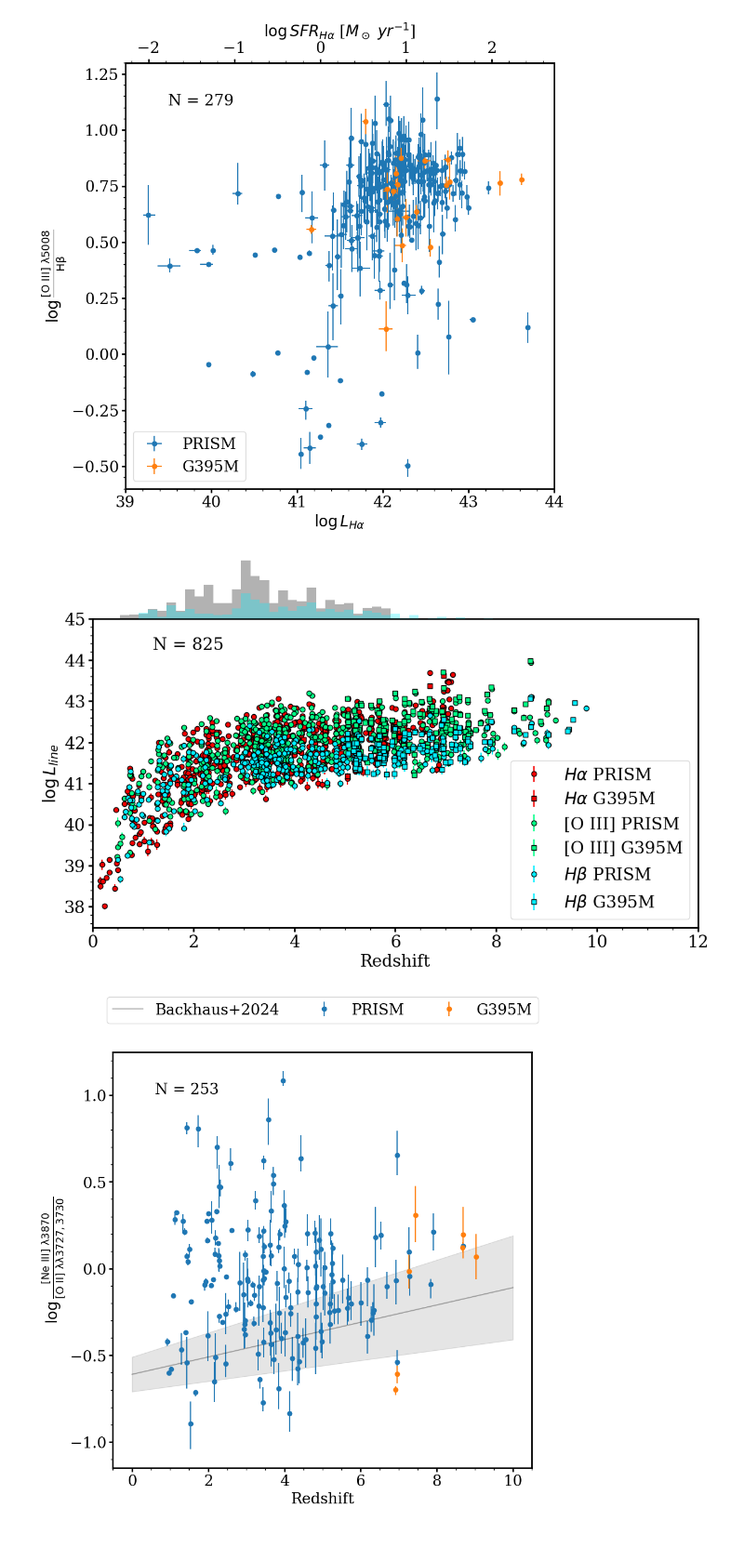
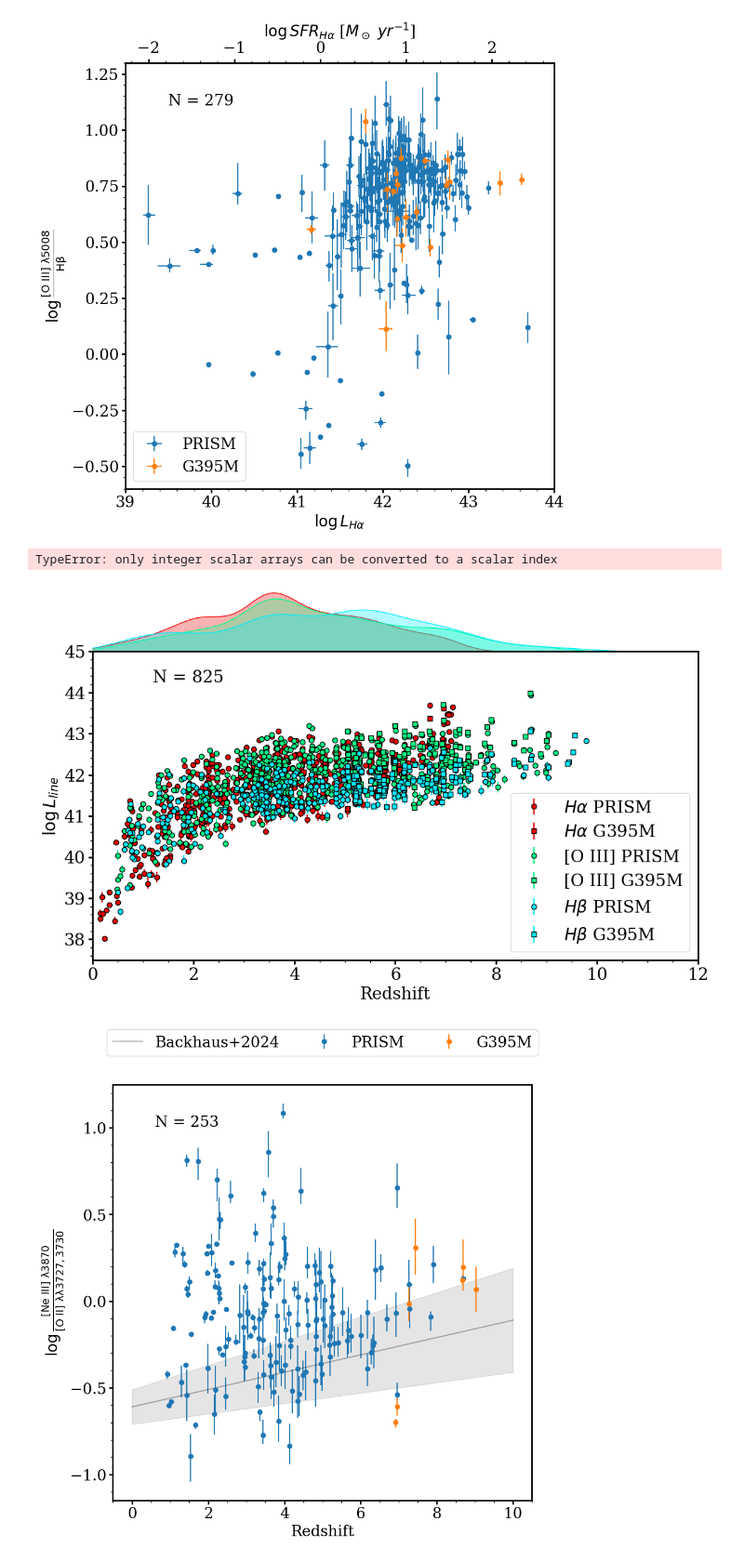
Before and after one commit to njcleri/RUBIES_ionization_conditions, a Jupyter notebook: ionization_conditions_zach.ipynb, the cells around one changed output. Shown at 93% size. Cells and saved outputs as stored; diff of their text form; code cells hidden in the pictures.

Commit message:
plots

```diff
--- a/ionization_conditions_zach.ipynb
+++ b/ionization_conditions_zach.ipynb
@@ -375,6 +375,10 @@ plt.savefig(FIGURES.joinpath('OIIIHb_ha.pdf'))
 plt.show()
 # %% [output]
 [figure]
+# %%
+np.concatenate(np.array(Hadf_prism.z_prism),np.array(Hadf_g395m.z_g395m))
+# %% [output]
+TypeError: only integer scalar arrays can be converted to a scalar index
 # %%
 Hadf_prism = line_fluxes_prism[snrha_prism]
 Hadf_g395m = line_fluxes_g395m[snrha_g395m]
@@ -391,6 +395,14 @@ O3df_both = pd.merge(O3df_prism, O3df_g395m, on='id', how='inner')
 fig = plt.figure(figsize=(13,8))
 gs = GridSpec(nrows=12, ncols=10)
 gs.update(wspace=0, hspace=0)
+
+bins = np.arange(0,15,0.1)
+ax1 = fig.add_subplot(gs[0:2, 0:10], frameon=False)
+ax1.tick_params(left=False, labelleft=False, right = False , labelbottom = False, bottom = False, labeltop = False, top = False, which = 'both')
+sns.kdeplot(data=np.concatenate((Hadf_prism.z_prism,Hadf_g395m.z_g395m)), color='#F50000', alpha=0.3, fill=True, ax=ax1)
+sns.kdeplot(data=np.concatenate((O3df_prism.z_prism, O32df_g395m.z_g395m)), color='#00FF87', alpha=0.3, fill=True, ax=ax1)
+sns.kdeplot(data=np.concatenate((Hbdf_prism.z_prism,Hbdf_g395m.z_g395m)), color='#00EFFF', alpha=0.3, fill=True, ax=ax1)
+ax1.set_xlim([0,12])
 
 ax = fig.add_subplot(gs[2:12, 0:10])
 ax.errorbar(x=Hadf_prism.z_prism, y=np.log10(Hadf_prism.L_Ha),
@@ -398,42 +410,35 @@ ax.errorbar(x=Hadf_prism.z_prism, y=np.log10(Hadf_prism.L_Ha),
             ls='None', marker='o', mec='k', color='#F50000', label=r'$H\alpha$ PRISM')
 ax.errorbar(x=Hadf_g395m.z_g395m, y=np.log10(Hadf_g395m.L_Ha),
             yerr=[sf.propagate_uncertainty_log10(Hadf_g395m.L_Ha,Hadf_g395m.L_Ha_ERR_16), sf.propagate_uncertainty_log10(Hadf_g395m.L_Ha,Hadf_g395m.L_Ha_ERR_84)],
             ls='None', marker='s', mec='k', color='#F50000', label=r'$H\alpha$ G395M')
 
 ax.errorbar(x=O3df_prism.z_prism, y=np.log10(O3df_prism.L_OIII_5007),
             yerr=[sf.propagate_uncertainty_log10(O3df_prism.L_OIII_5007,O3df_prism.L_OIII_5007_ERR_16), sf.propagate_uncertainty_log10(O3df_prism.L_OIII_5007,O3df_prism.L_OIII_5007_ERR_84)],
             ls='None', marker='o', mec='k', color='#00FF87', label=r'[O III] PRISM')
 ax.errorbar(x=O3df_g395m.z_g395m, y=np.log10(O3df_g395m.L_OIII_5007),
             yerr=[sf.propagate_uncertainty_log10(O3df_g395m.L_OIII_5007,O3df_g395m.L_OIII_5007_ERR_16), sf.propagate_uncertainty_log10(O3df_g395m.L_OIII_5007,O3df_g395m.L_OIII_5007_ERR_84)],
             ls='None', marker='s', mec='k', color='#00FF87', label=r'[O III] G395M')
 
 ax.errorbar(x=Hbdf_prism.z_prism, y=np.log10(Hbdf_prism.L_Hb),
             yerr=[sf.propagate_uncertainty_log10(Hbdf_prism.L_Hb,Hbdf_prism.L_Hb_ERR_16), sf.propagate_uncertainty_log10(Hbdf_prism.L_Hb,Hbdf_prism.L_Hb_ERR_84)],
             ls='None', marker='o', mec='k', color='#00EFFF', label=r'$H\beta$ PRISM')
 ax.errorbar(x=Hbdf_g395m.z_g395m, y=np.log10(Hbdf_g395m.L_Hb),
             yerr=[sf.propagate_uncertainty_log10(Hbdf_g395m.L_Hb,Hbdf_g395m.L_Hb_ERR_16), sf.propagate_uncertainty_log10(Hbdf_g395m.L_Hb,Hbdf_g395m.L_Hb_ERR_84)],
             ls='None', marker='s', mec='k', color='#00EFFF', label=r'$H\beta$ G395M')
 
 
 
 ax.annotate(f'N = {len(Hadf_prism)+len(Hadf_g395m)}', xy=(0.1, 0.9), xycoords='axes fraction')
 ax.set_xlabel('Redshift')
 ax.set_ylabel(r'$\log L_{line}$')
 
 ax.axis([0,12,37.5,45])
 ax.legend()
 
-bins = np.arange(0,15,0.25)
-ax1 = fig.add_subplot(gs[0:2, 0:10], frameon=False)
-ax1.tick_params(left=False, labelleft=False, right = False , labelbottom = False, bottom = False, labeltop = False, top = False, which = 'both')
-ax1.hist(Hadf_prism.z_prism, bins=bins, color='black', alpha = .3)
-ax1.hist(Hbdf_prism.z_prism, bins=bins, color='#00EFFF', alpha = .3)
-
-
-plt.savefig(FIGURES.joinpath('Ha_z.pdf'))
+plt.savefig(FIGURES.joinpath('lines_z.pdf'))
 plt.show()
 # %% [output]
-[figure, old version]
+[figure, new version]
 # %%
 Ne3O2df_prism = line_fluxes_prism[snr3727_prism & snr3869_prism]
 Ne3O2df_g395m = line_fluxes_g395m[snr3727_g395m & snr3869_g395m]
```
Also changed, not shown: 1 other file.
